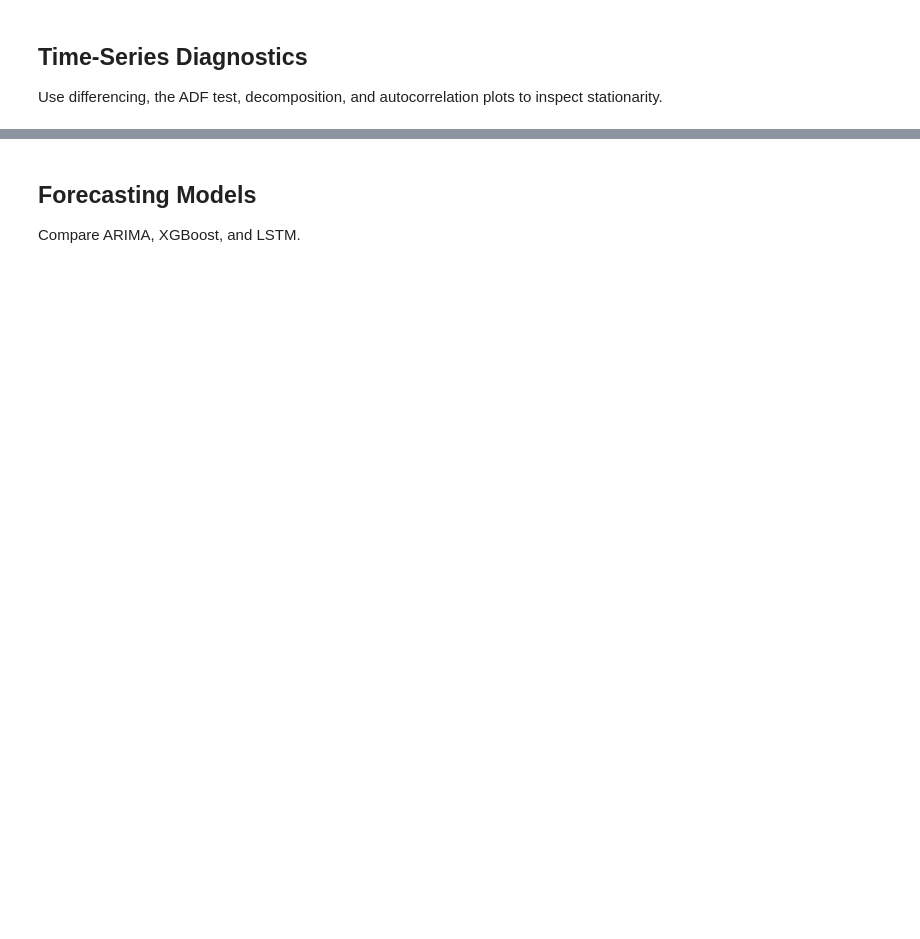
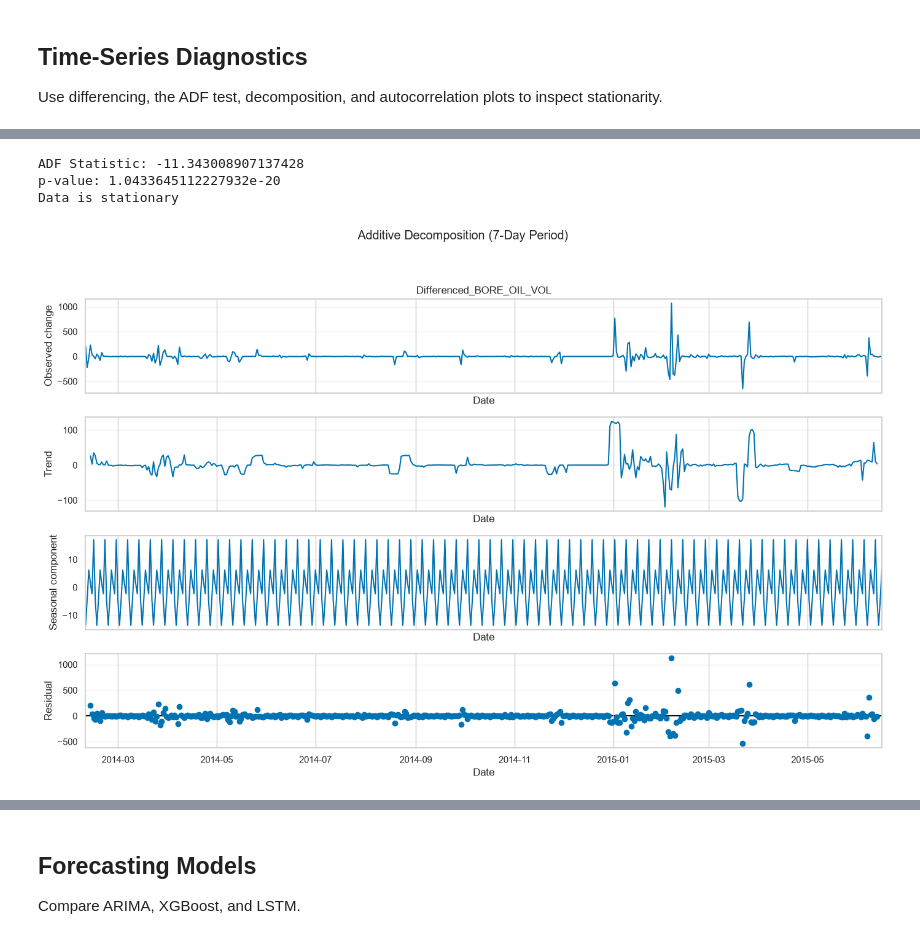
Before and after one commit to mohammedbaqir01/volve-production-forecasting, a Jupyter notebook: notebooks/time_series.ipynb, the cells around one changed output, grey strips where cells are left out. Cells and saved outputs as stored; diff of their text form; code cells hidden in the pictures; blank space fills up the shorter version.

Commit message:
Align forecasting models and refresh validated notebook

```diff
--- a/notebooks/time_series.ipynb
+++ b/notebooks/time_series.ipynb
@@ -65,9 +61,7 @@ Select well `15/9-F-12` and split its records chronologically (85% train, 15% te
 # %%
 workbook_path = Path("data/Volve production data.xlsx")
 # %%
-workbook_sheets = pd.read_excel(workbook_path, sheet_name=None)
-daily_production_data = workbook_sheets["Daily Production Data"]
-monthly_production_data = workbook_sheets["Monthly Production Data"]
+daily_production_data = pd.read_excel(workbook_path, sheet_name="Daily Production Data")
 # %%
 production_only_well_names = (
     daily_production_data.groupby("NPD_WELL_BORE_NAME")["FLOW_KIND"]
@@ -321,20 +338,27 @@ if diagnostic_result[1] < 0.05:
     print("Data is stationary")
 else:
     print("Data is non-stationary")
+# %% [output]
+ADF Statistic: -11.343008907137428
+p-value: 1.0433645112227932e-20
+Data is stationary
 # %%
 sns.set_theme(style="whitegrid", context="notebook", palette="colorblind")
 from statsmodels.tsa.seasonal import seasonal_decompose
-diagnostic_result = seasonal_decompose(diagnostic_df["Differenced_BORE_OIL_VOL"], model="additive", period=12)
+diagnostic_result = seasonal_decompose(diagnostic_df["Differenced_BORE_OIL_VOL"], model="additive", period=7)
 fig = diagnostic_result.plot()
+fig.suptitle("Additive Decomposition (7-Day Period)", y=1.01)
 fig.set_size_inches(14, 9)
 for ax, label in zip(fig.axes, ["Observed change", "Trend", "Seasonal component", "Residual"]):
     ax.set_xlabel("Date")
     ax.set_ylabel(label)
     ax.grid(axis="y", alpha=0.25)
-fig.tight_layout()
+fig.tight_layout(rect=(0, 0, 1, 0.97))
 os.makedirs("figures", exist_ok=True)
 fig.savefig("figures/08_seasonal_decomposition.png", dpi=300, bbox_inches="tight")
 plt.show()
+# %% [output]
+[figure, added]
 # %%
 sns.set_theme(style="whitegrid", context="notebook", palette="colorblind")
 differenced_oil_volume = diagnostic_df["Differenced_BORE_OIL_VOL"].dropna()
```
Also changed, not shown: parts of 33 cells of this notebook, 11 other files.
